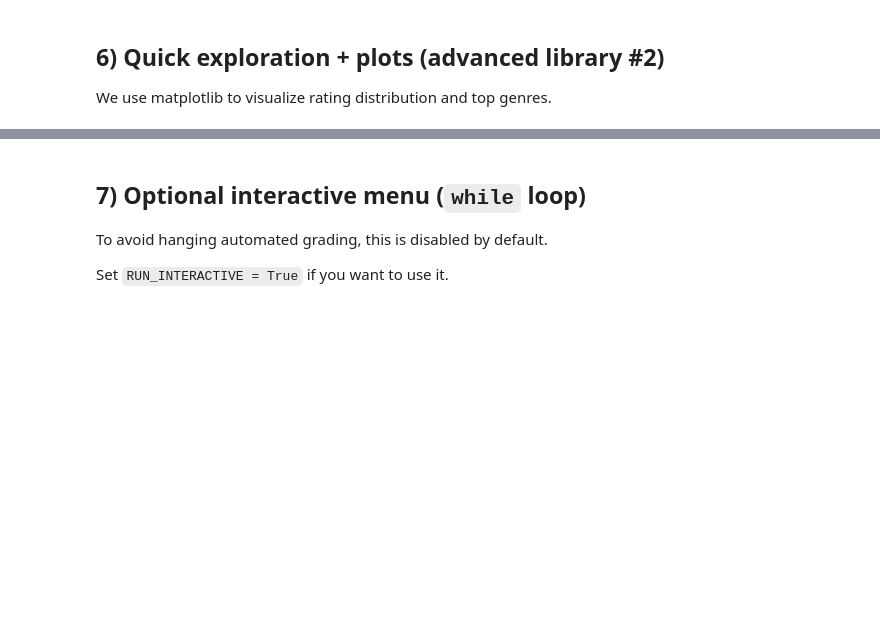
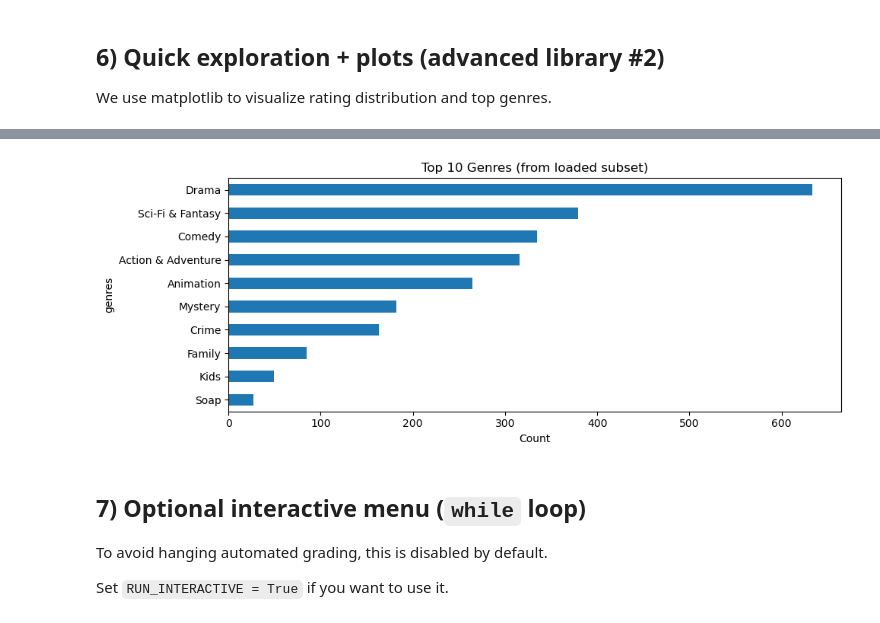
Before and after one commit to ggbeanz/EE551_Final_Project, a Jupyter notebook: tv-show-recommender/notebooks/main.ipynb, the cells around one changed output, grey strips where cells are left out. Saved outputs shown, nothing was run; the diff lists cells and outputs as text; code cells hidden in the pictures; blank space fills up the shorter version.

```diff
--- a/tv-show-recommender/notebooks/main.ipynb
+++ b/tv-show-recommender/notebooks/main.ipynb
@@ -63,24 +106,26 @@ df.head()
 - Convert numeric columns
 - Split genres into lists
 # %%
-# Extract year as integer (YYYY) from date strings like "2011-04-17".
+#Extract year as an integer (YYYY) from date strings like "2011-04-17".
 df["year"] = pd.to_datetime(df["first_air_date"], errors="coerce").dt.year
 
-# Convert numeric columns; invalid values become NaN.
+#convert these to numeric types
 df["number_of_episodes"] = pd.to_numeric(df["number_of_episodes"], errors="coerce")
 df["vote_average"] = pd.to_numeric(df["vote_average"], errors="coerce")
 
-# Drop rows missing required numeric values.
+#drop rows where number_of_episodes and vote_average are missing
 df = df.dropna(subset=["number_of_episodes", "vote_average"]).copy()
+
+#convert numeric columns to appropriate type
 df["number_of_episodes"] = df["number_of_episodes"].astype(int)
 df["vote_average"] = df["vote_average"].astype(float)
 
-# Normalize strings.
-df["name"] = df["name"].fillna("").astype(str).str.strip()
-df["genres"] = df["genres"].fillna("").astype(str)
-df["original_language"] = df["original_language"].fillna("").astype(str).str.strip()
+#fill missing names and languages with empty strings
+df["name"] = df["name"].fillna("").str.strip()
+df["original_language"] = df["original_language"].fillna("").str.strip()
 
-df.head()
+# Ensure genres always a list
+df["genres"] = df["genres"].apply(lambda g: g if isinstance(g, list) else [])
 # %% [markdown]
 ## 5) Build `TVShow` objects + `ShowRecommender`
 
@@ -133,22 +194,26 @@ plt.show()
 # %%
-# Top genres bar chart
+# Top genres bar chart (genres are lists)
+# Remove empty genre lists BEFORE exploding
+genres_series = df["genres"].apply(lambda g: g if isinstance(g, list) and len(g) > 0 else np.nan)
+
 genre_counts = (
     df["genres"]
-    .str.split(",")
     .explode()
-    .str.strip()
-    .replace("", np.nan)
-    .dropna()
     .value_counts()
     .head(10)
 )
 
-plt.figure(figsize=(10, 4))
-genre_counts.sort_values().plot(kind="barh")
-plt.title("Top 10 Genres (from loaded subset)")
-plt.xlabel("Count")
-plt.tight_layout()
-plt.show()
+if genre_counts.empty:
+    print("No genre data available to plot.")
+else:
+    plt.figure(figsize=(10, 4))
+    genre_counts.sort_values().plot(kind="barh")
+    plt.title("Top 10 Genres (from loaded subset)")
+    plt.xlabel("Count")
+    plt.tight_layout()
+    plt.show()
+# %% [output]
+[figure, added]
 # %% [markdown]
 ## 7) Optional interactive menu (`while` loop)
 
```
Also changed, not shown: parts of 6 cells of this notebook.
